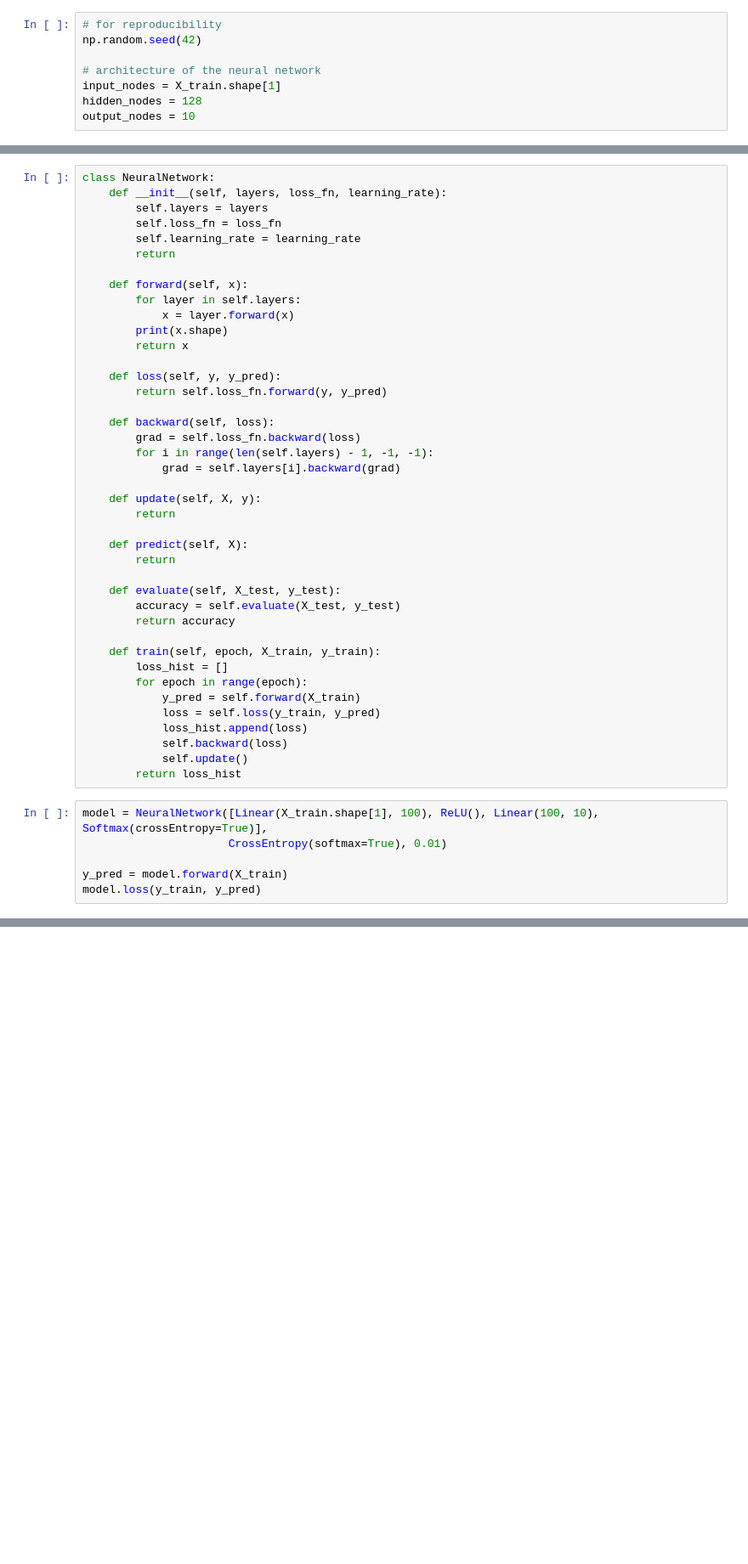
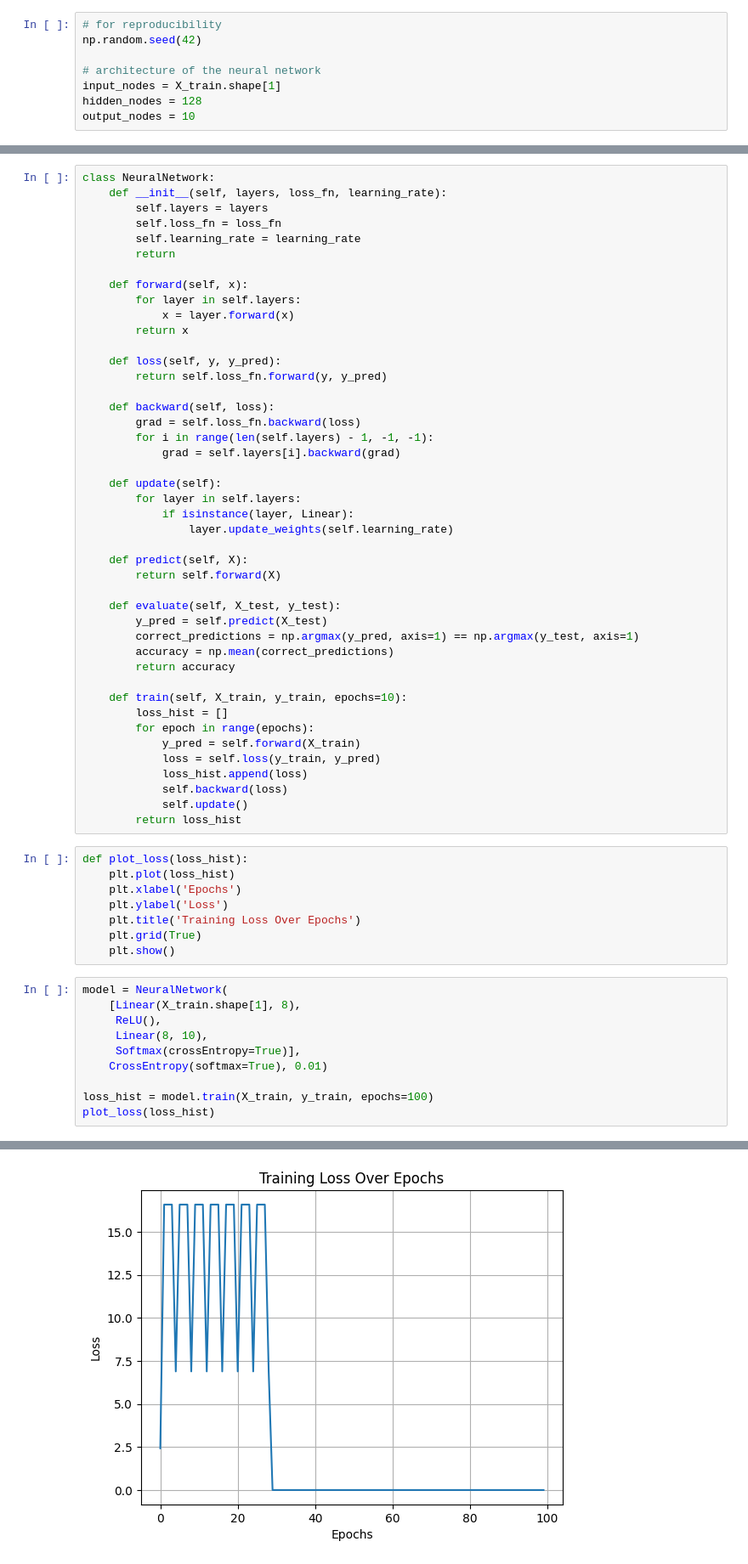
Before and after one commit to TahaChoksi220057729/PMAIG11, a Jupyter notebook: weng_part1.ipynb, the cells around one changed output, grey strips where cells are left out. Shown at 85% size. Saved outputs shown, nothing was run; the diff lists cells and outputs as text; blank space fills up the shorter version.

Commit message:
implemented backward, update, evaluate and train function for nn

```diff
--- a/weng_part1.ipynb
+++ b/weng_part1.ipynb
@@ -180,7 +189,6 @@ class NeuralNetwork:
     def forward(self, x):
         for layer in self.layers:
             x = layer.forward(x)
-        print(x.shape)
         return x
 
     def loss(self, y, y_pred):
@@ -191,29 +199,45 @@ class NeuralNetwork:
         for i in range(len(self.layers) - 1, -1, -1):
             grad = self.layers[i].backward(grad)
 
-    def update(self, X, y):
-        return
+    def update(self):
+        for layer in self.layers:
+            if isinstance(layer, Linear):
+                layer.update_weights(self.learning_rate)
 
     def predict(self, X):
-        return
+        return self.forward(X)
 
     def evaluate(self, X_test, y_test):
-        accuracy = self.evaluate(X_test, y_test)
+        y_pred = self.predict(X_test)
+        correct_predictions = np.argmax(y_pred, axis=1) == np.argmax(y_test, axis=1)
+        accuracy = np.mean(correct_predictions)
         return accuracy
 
-    def train(self, epoch, X_train, y_train):
+    def train(self, X_train, y_train, epochs=10):
         loss_hist = []
-        for epoch in range(epoch):
+        for epoch in range(epochs):
             y_pred = self.forward(X_train)
             loss = self.loss(y_train, y_pred)
             loss_hist.append(loss)
             self.backward(loss)
             self.update()
         return loss_hist
+# %%
+def plot_loss(loss_hist):
+    plt.plot(loss_hist)
+    plt.xlabel('Epochs')
+    plt.ylabel('Loss')
+    plt.title('Training Loss Over Epochs')
+    plt.grid(True)
+    plt.show()
 # %%
-model = NeuralNetwork([Linear(X_train.shape[1], 100), ReLU(), Linear(100, 10), Softmax(crossEntropy=True)],
-                      CrossEntropy(softmax=True), 0.01)
+model = NeuralNetwork(
+    [Linear(X_train.shape[1], 8),
+     ReLU(),
+     Linear(8, 10),
+     Softmax(crossEntropy=True)],
+    CrossEntropy(softmax=True), 0.01)
 
-y_pred = model.forward(X_train)
-model.loss(y_train, y_pred)
+loss_hist = model.train(X_train, y_train, epochs=100)
+plot_loss(loss_hist)
 # %% [output]
@@ -222 +244,2 @@ np.float64(2.554293094896105)
+[figure, added]
 # %%
```
Also changed, not shown: parts of 3 cells of this notebook.
